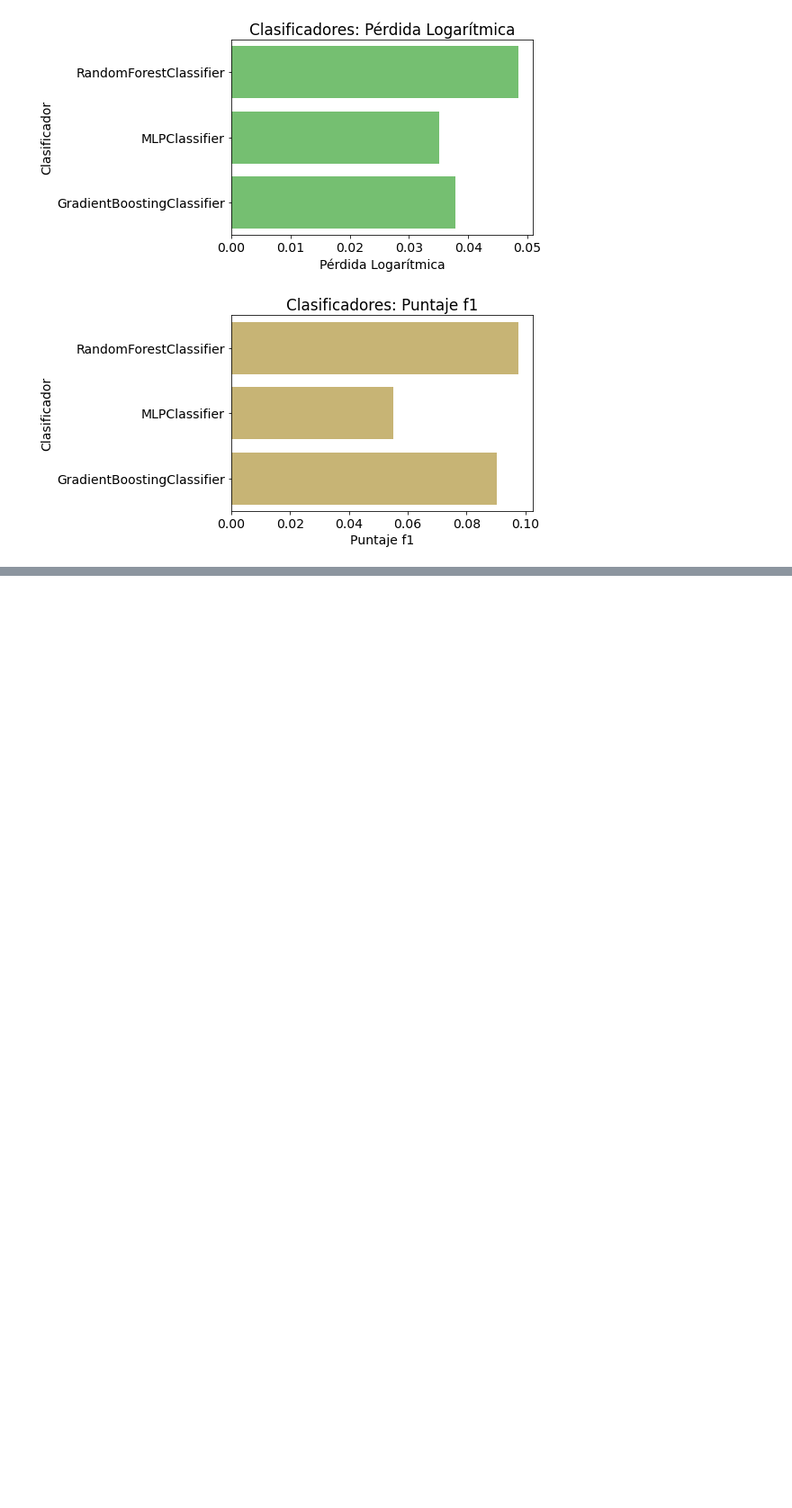
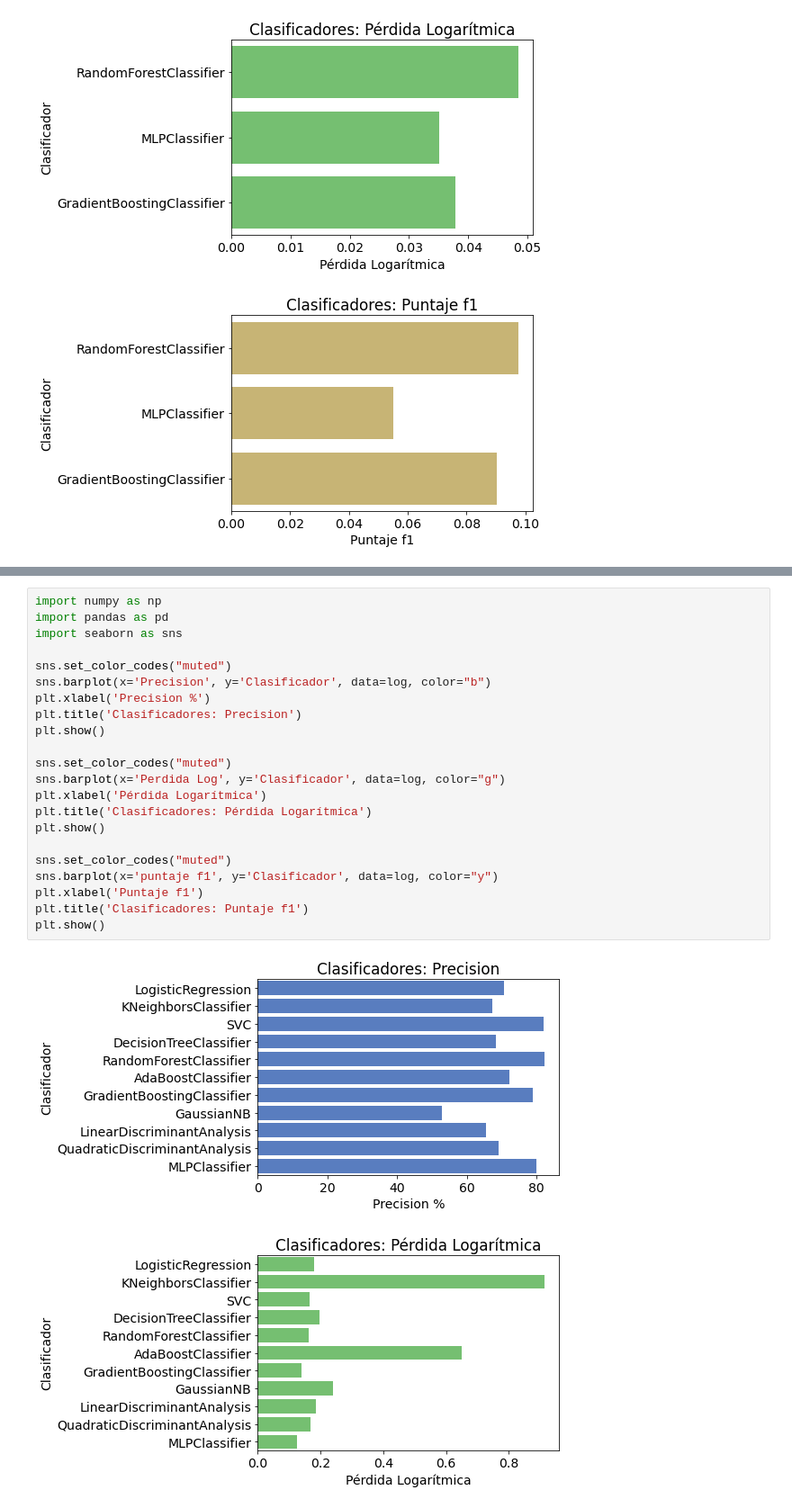
Before and after one commit to marianaiv/benchtools, a Jupyter notebook: notebooks/comparacion-algoritmos-sencillos.ipynb, the cells around one changed output, grey strips where cells are left out. Shown at 90% size. Saved outputs shown, nothing was run; the diff lists cells and outputs as text; blank space fills up the shorter version.

```diff
--- a/notebooks/comparacion-algoritmos-sencillos.ipynb
+++ b/notebooks/comparacion-algoritmos-sencillos.ipynb
@@ -646,0 +815,25 @@ plt.show()
+# %%
+import numpy as np
+import pandas as pd
+import seaborn as sns
+
+sns.set_color_codes("muted")
+sns.barplot(x='Precision', y='Clasificador', data=log, color="b")
+plt.xlabel('Precision %')
+plt.title('Clasificadores: Precision')
+plt.show()
+
+sns.set_color_codes("muted")
+sns.barplot(x='Perdida Log', y='Clasificador', data=log, color="g")
+plt.xlabel('Pérdida Logarítmica')
+plt.title('Clasificadores: Pérdida Logarítmica')
+plt.show()
+
+sns.set_color_codes("muted")
+sns.barplot(x='puntaje f1', y='Clasificador', data=log, color="y")
+plt.xlabel('Puntaje f1')
+plt.title('Clasificadores: Puntaje f1')
+plt.show()
+# %% [output]
+[figure, added]
+[figure, added]
```
Also changed, not shown: parts of 12 cells of this notebook.
